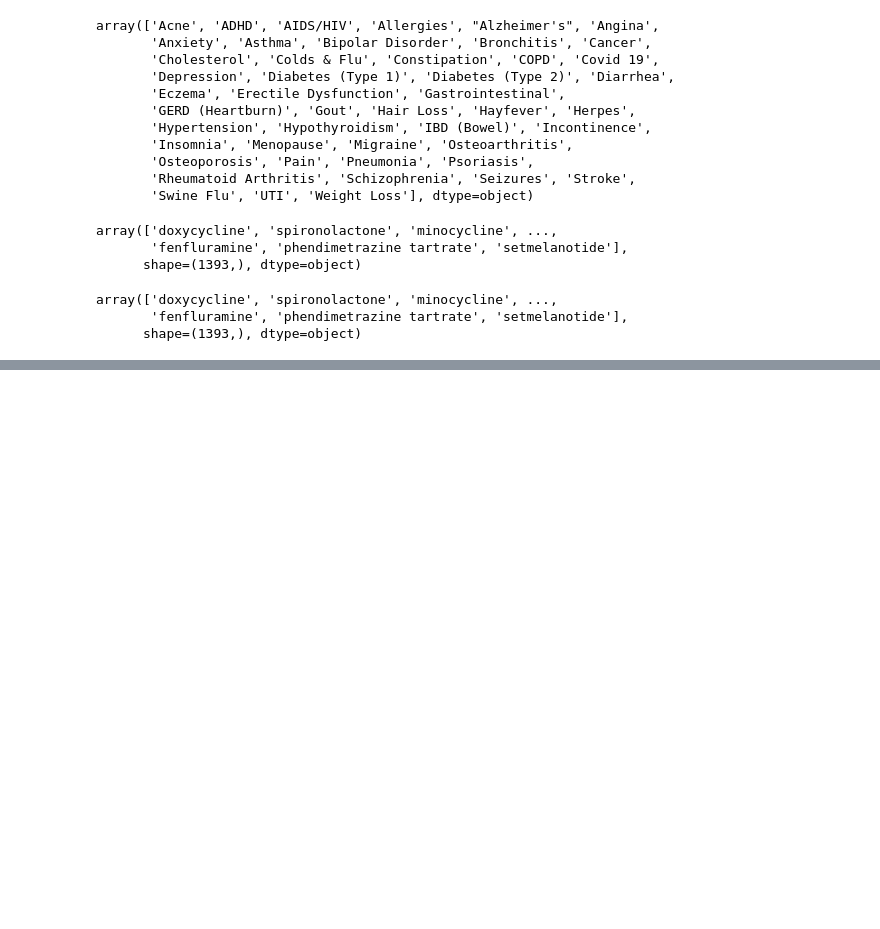
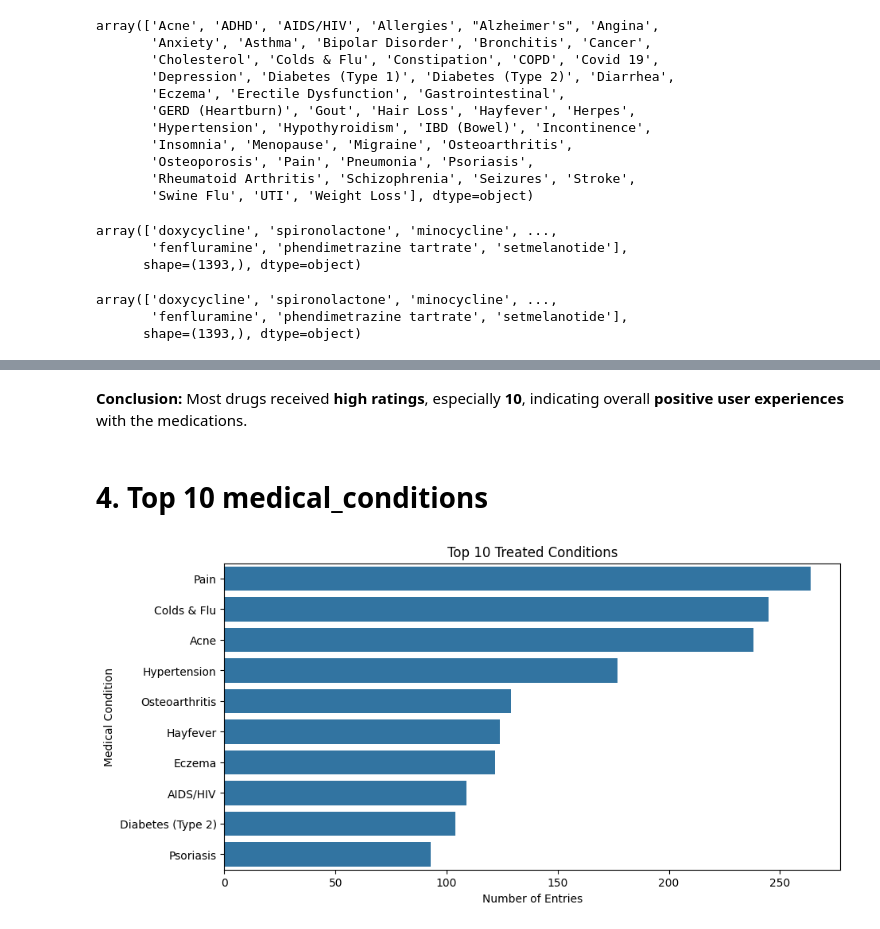
Before and after one commit to Iqra-Shaikh1503/Drug_side_effect_predictor, a Jupyter notebook: notebooks/EDA.ipynb, the cells around one changed output, grey strips where cells are left out. Saved outputs shown, nothing was run; the diff lists cells and outputs as text; code cells hidden in the pictures; blank space fills up the shorter version.

```diff
--- a/notebooks/EDA.ipynb
+++ b/notebooks/EDA.ipynb
@@ -104,0 +149,16 @@ array(['doxycycline', 'spironolactone', 'minocycline', ...,
+# %% [markdown]
+**Conclusion:**
+Most drugs received **high ratings**, especially **10**, indicating overall **positive user experiences** with the medications.
+# %% [markdown]
+# 4. Top 10 medical_conditions
+# %%
+top_conditions = df['medical_condition'].value_counts().head(10)
+
+plt.figure(figsize=(10, 5))
+sns.barplot(x=top_conditions.values, y=top_conditions.index)
+plt.title("Top 10 Treated Conditions")
+plt.xlabel("Number of Entries")
+plt.ylabel("Medical Condition")
+plt.show()
+# %% [output]
+[figure, added]
```
Also changed, not shown: parts of 20 cells of this notebook, 19 other files.
